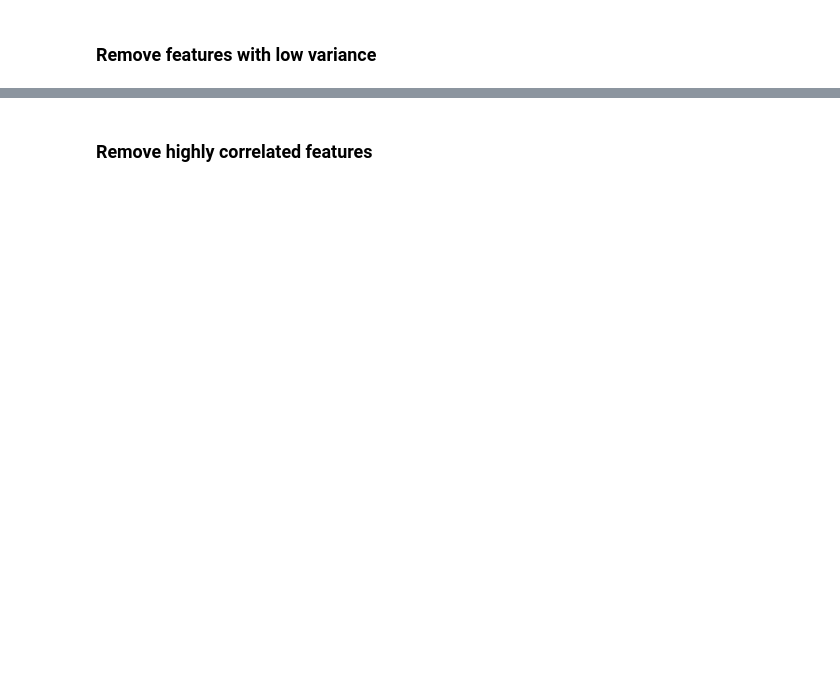
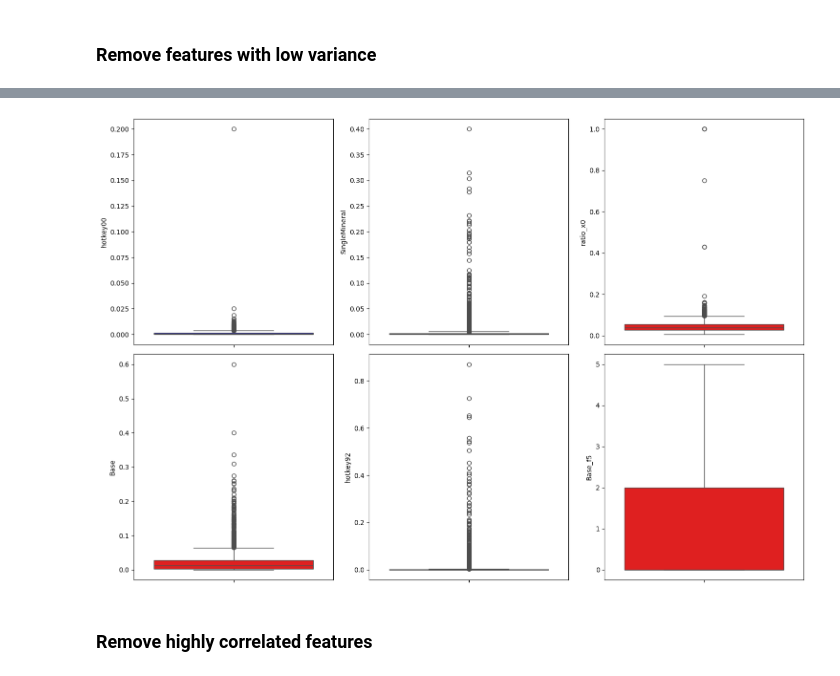
Before and after one commit to sofialtman/OT02---Data-Mining, a Jupyter notebook: Feature_Selection.ipynb, the cells around one changed output, grey strips where cells are left out. Saved outputs shown, nothing was run; the diff lists cells and outputs as text; code cells hidden in the pictures; blank space fills up the shorter version.

```diff
--- a/Feature_Selection.ipynb
+++ b/Feature_Selection.ipynb
@@ -51,3 +72,19 @@ removed columns: ['ratio_mineral', 'ratio_x0', 'ratio_x2', 'Base', 'SingleMinera
+# %%
+# Create subplots (1 row, 3 columns)
+fig, axes = plt.subplots(2, 3, figsize=(15, 10))
+
+# Plot first boxplot
+sns.boxplot(y=features['hotkey00'], color='blue', ax=axes[0,0])
+sns.boxplot(y=features['SingleMineral'], color='red', ax=axes[0,1])
+sns.boxplot(y=features['ratio_x0'], color='red', ax=axes[0,2])
+sns.boxplot(y=features['Base'], color='red', ax=axes[1,0])
+sns.boxplot(y=features['hotkey92'], color='red', ax=axes[1,1])
+sns.boxplot(y=features['Base_f5'], color='red', ax=axes[1,2])
+
+plt.tight_layout()
+plt.show()
+# %% [output]
+[figure, added]
 # %% [markdown]
 ### Remove highly correlated features
 # %%
```
Also changed, not shown: parts of 18 cells of this notebook.
